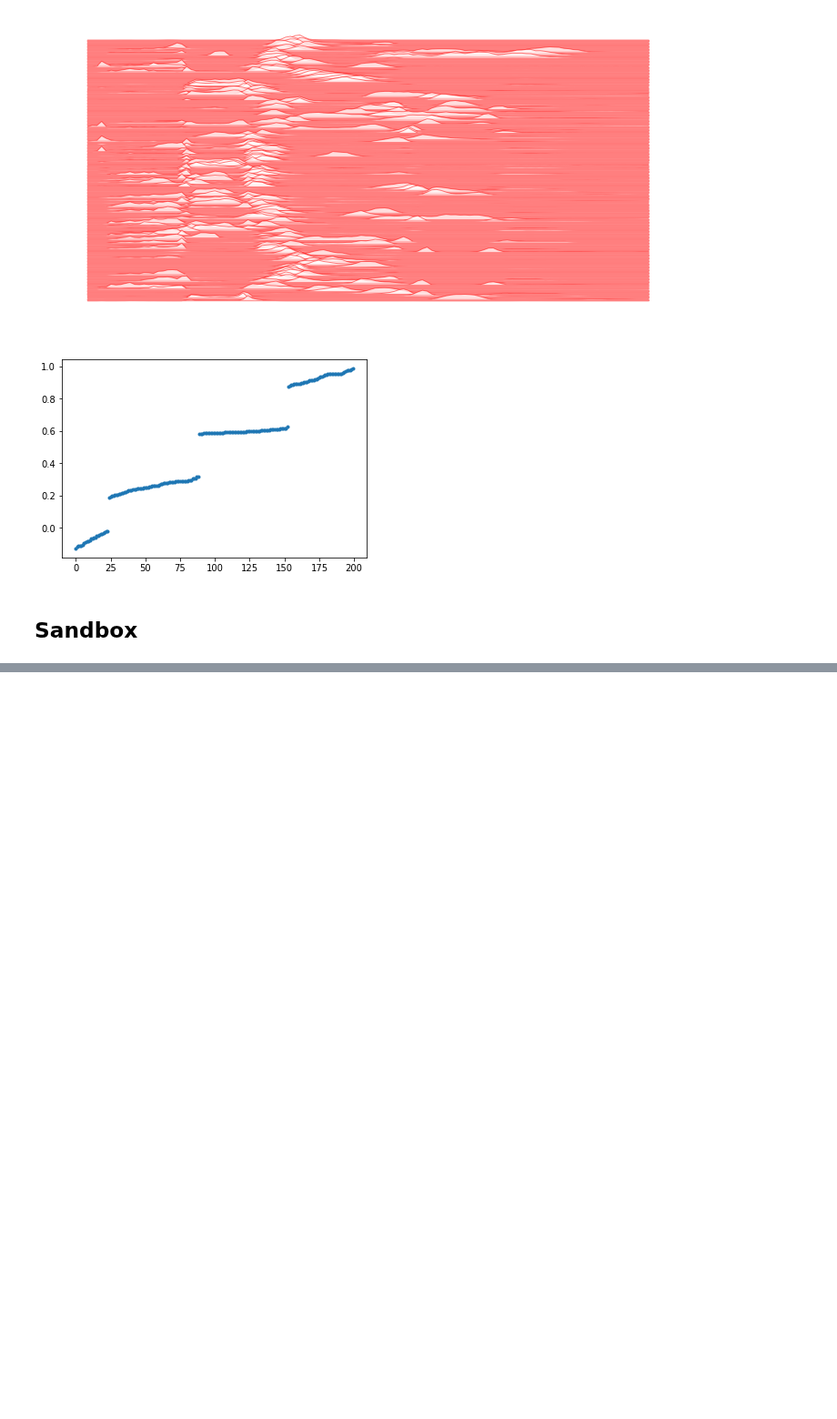
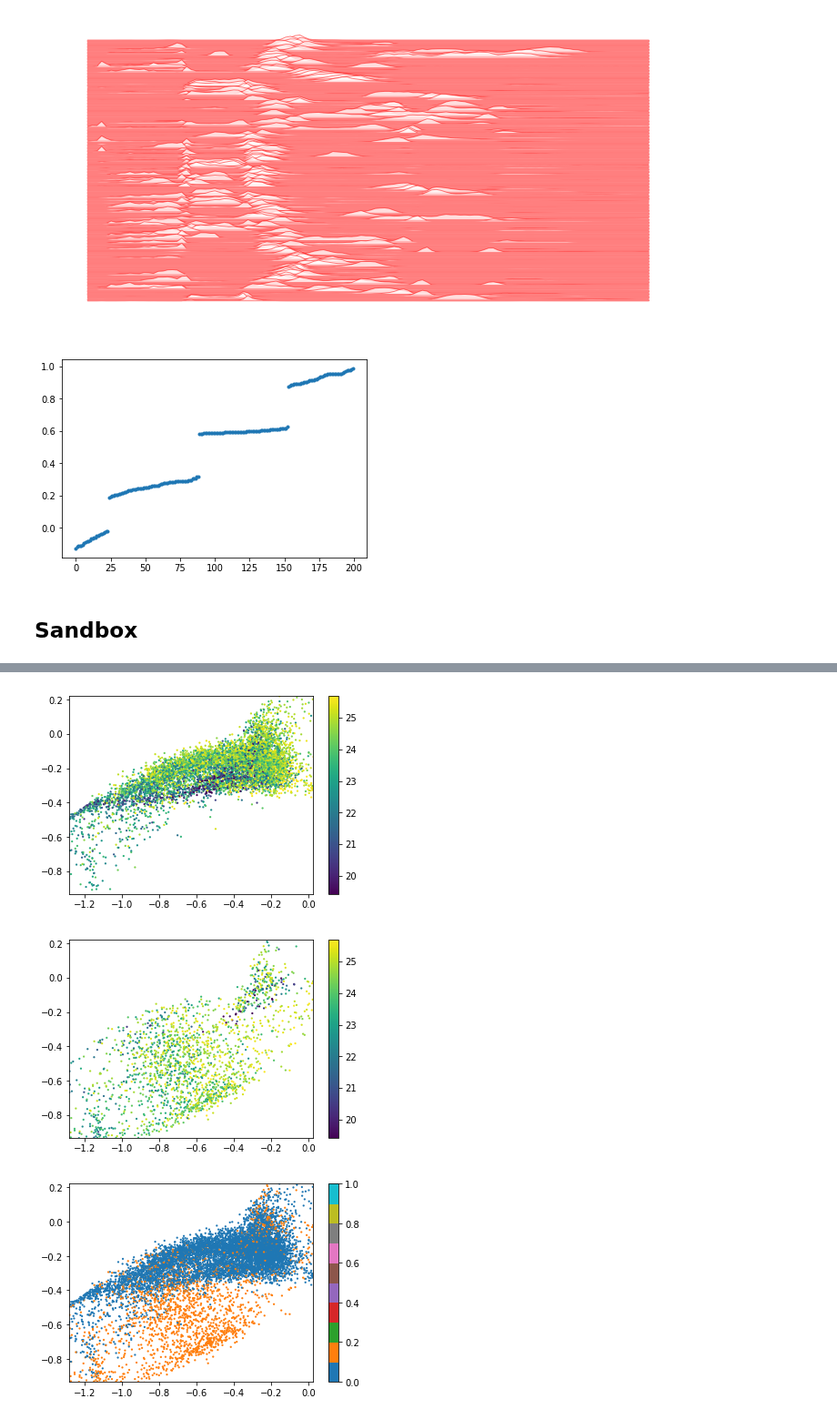
Before and after one commit to dkirkby/zotbin, a Jupyter notebook: Group.ipynb, the cells around one changed output, grey strips where cells are left out. Shown at 91% size. Drawn from its saved outputs; the diff is of its cells as text; code cells hidden in the pictures; blank space fills up the shorter version.

```diff
--- a/Group.ipynb
+++ b/Group.ipynb
@@ -260,0 +281,6 @@ plt.imshow(zhist[:200])
+# %%
+plot_scatter(X[:10000], clip_pct=1)
+# %% [output]
+[figure, added]
+[figure, added]
+[figure, added]
```
Also changed, not shown: parts of 10 cells of this notebook, 1 other file.
